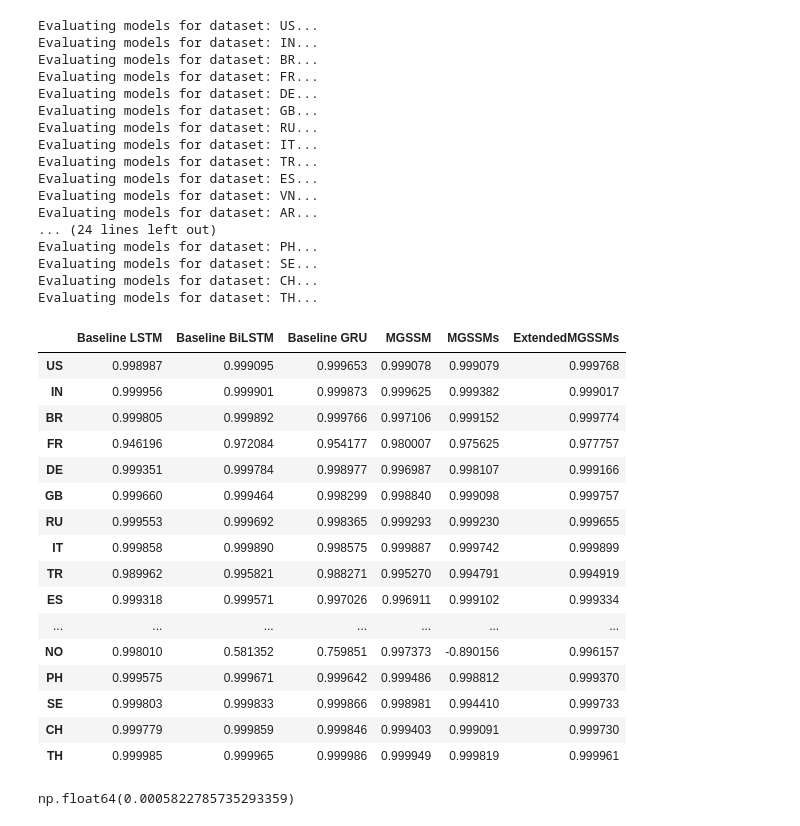
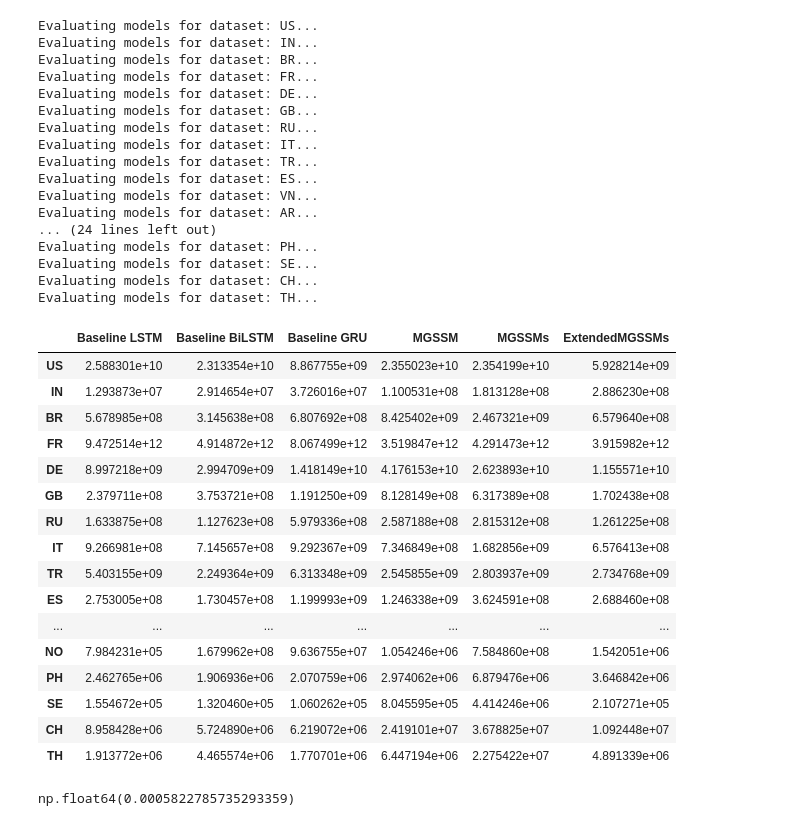
Before and after one commit to rukpakawong/Extended-MG-SSM-s, a Jupyter notebook: notebooks/covid_analysis-1.ipynb, the cells around one changed output. Cells and saved outputs as stored; diff of their text form; code cells hidden in the pictures.

```diff
--- a/notebooks/covid_analysis-1.ipynb
+++ b/notebooks/covid_analysis-1.ipynb
@@ -102,43 +102,43 @@ Evaluating model: MGSSM...
 Evaluating model: MGSSMs...
 Evaluating model: ExtendedMGSSMs...
 # %%
-performance_data = evaluator.build_performance_dataframe(nested_models_dict=trained_model_dict, data_loaders_dict=val_loader_dist, scalers_dict=scaler_dist, target_metric="R2")
+performance_data = evaluator.build_performance_dataframe(nested_models_dict=trained_model_dict, data_loaders_dict=val_loader_dist, scalers_dict=scaler_dist, target_metric="MSE")
 performance_data
 # %% [output]
 Evaluating models for dataset: US...
 Evaluating models for dataset: IN...
 Evaluating models for dataset: BR...
 Evaluating models for dataset: FR...
 Evaluating models for dataset: DE...
 Evaluating models for dataset: GB...
 Evaluating models for dataset: RU...
 Evaluating models for dataset: IT...
 Evaluating models for dataset: TR...
 Evaluating models for dataset: ES...
 Evaluating models for dataset: VN...
 Evaluating models for dataset: AR...
 ... (24 lines left out)
 Evaluating models for dataset: PH...
 Evaluating models for dataset: SE...
 Evaluating models for dataset: CH...
 Evaluating models for dataset: TH...
 |  | Baseline LSTM | Baseline BiLSTM | Baseline GRU | MGSSM | MGSSMs | ExtendedMGSSMs |
-| US | 0.998987 | 0.999095 | 0.999653 | 0.999078 | 0.999079 | 0.999768 |
-| IN | 0.999956 | 0.999901 | 0.999873 | 0.999625 | 0.999382 | 0.999017 |
-| BR | 0.999805 | 0.999892 | 0.999766 | 0.997106 | 0.999152 | 0.999774 |
-| FR | 0.946196 | 0.972084 | 0.954177 | 0.980007 | 0.975625 | 0.977757 |
-| DE | 0.999351 | 0.999784 | 0.998977 | 0.996987 | 0.998107 | 0.999166 |
-| GB | 0.999660 | 0.999464 | 0.998299 | 0.998840 | 0.999098 | 0.999757 |
-| RU | 0.999553 | 0.999692 | 0.998365 | 0.999293 | 0.999230 | 0.999655 |
-| IT | 0.999858 | 0.999890 | 0.998575 | 0.999887 | 0.999742 | 0.999899 |
-| TR | 0.989962 | 0.995821 | 0.988271 | 0.995270 | 0.994791 | 0.994919 |
-| ES | 0.999318 | 0.999571 | 0.997026 | 0.996911 | 0.999102 | 0.999334 |
+| US | 2.588301e+10 | 2.313354e+10 | 8.867755e+09 | 2.355023e+10 | 2.354199e+10 | 5.928214e+09 |
+| IN | 1.293873e+07 | 2.914654e+07 | 3.726016e+07 | 1.100531e+08 | 1.813128e+08 | 2.886230e+08 |
+| BR | 5.678985e+08 | 3.145638e+08 | 6.807692e+08 | 8.425402e+09 | 2.467321e+09 | 6.579640e+08 |
+| FR | 9.472514e+12 | 4.914872e+12 | 8.067499e+12 | 3.519847e+12 | 4.291473e+12 | 3.915982e+12 |
+| DE | 8.997218e+09 | 2.994709e+09 | 1.418149e+10 | 4.176153e+10 | 2.623893e+10 | 1.155571e+10 |
+| GB | 2.379711e+08 | 3.753721e+08 | 1.191250e+09 | 8.128149e+08 | 6.317389e+08 | 1.702438e+08 |
+| RU | 1.633875e+08 | 1.127623e+08 | 5.979336e+08 | 2.587188e+08 | 2.815312e+08 | 1.261225e+08 |
+| IT | 9.266981e+08 | 7.145657e+08 | 9.292367e+09 | 7.346849e+08 | 1.682856e+09 | 6.576413e+08 |
+| TR | 5.403155e+09 | 2.249364e+09 | 6.313348e+09 | 2.545855e+09 | 2.803937e+09 | 2.734768e+09 |
+| ES | 2.753005e+08 | 1.730457e+08 | 1.199993e+09 | 1.246338e+09 | 3.624591e+08 | 2.688460e+08 |
 | ... | ... | ... | ... | ... | ... | ... |
-| NO | 0.998010 | 0.581352 | 0.759851 | 0.997373 | -0.890156 | 0.996157 |
-| PH | 0.999575 | 0.999671 | 0.999642 | 0.999486 | 0.998812 | 0.999370 |
-| SE | 0.999803 | 0.999833 | 0.999866 | 0.998981 | 0.994410 | 0.999733 |
-| CH | 0.999779 | 0.999859 | 0.999846 | 0.999403 | 0.999091 | 0.999730 |
-| TH | 0.999985 | 0.999965 | 0.999986 | 0.999949 | 0.999819 | 0.999961 |
+| NO | 7.984231e+05 | 1.679962e+08 | 9.636755e+07 | 1.054246e+06 | 7.584860e+08 | 1.542051e+06 |
+| PH | 2.462765e+06 | 1.906936e+06 | 2.070759e+06 | 2.974062e+06 | 6.879476e+06 | 3.646842e+06 |
+| SE | 1.554672e+05 | 1.320460e+05 | 1.060262e+05 | 8.045595e+05 | 4.414246e+06 | 2.107271e+05 |
+| CH | 8.958428e+06 | 5.724890e+06 | 6.219072e+06 | 2.419101e+07 | 3.678825e+07 | 1.092448e+07 |
+| TH | 1.913772e+06 | 4.465574e+06 | 1.770701e+06 | 6.447194e+06 | 2.275422e+07 | 4.891339e+06 |
 # %%
 friedman_statistic, p_value = evaluator.friedman_test(performance_data)
 p_value
```
Also changed, not shown: parts of 1 cell of this notebook, 1 other file.
